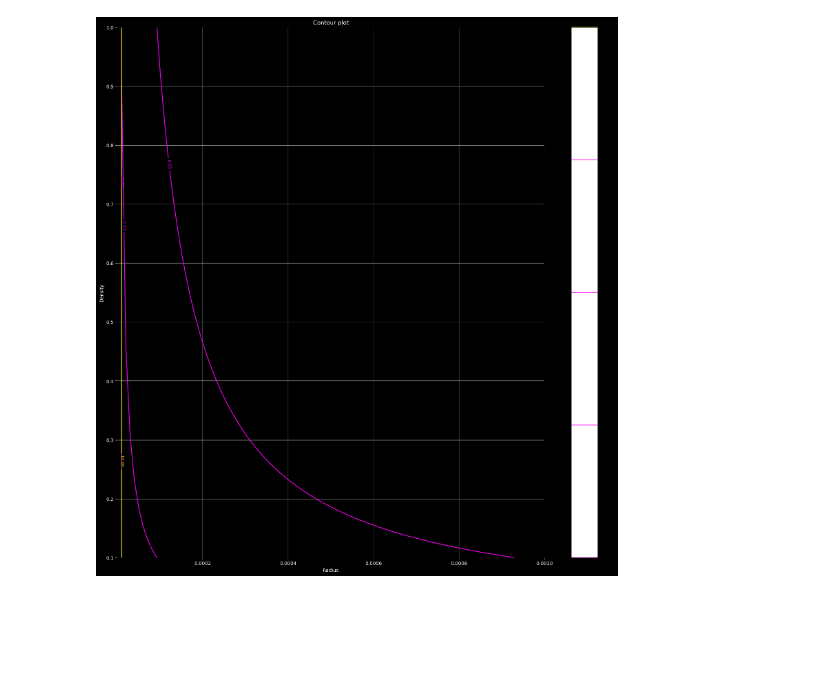
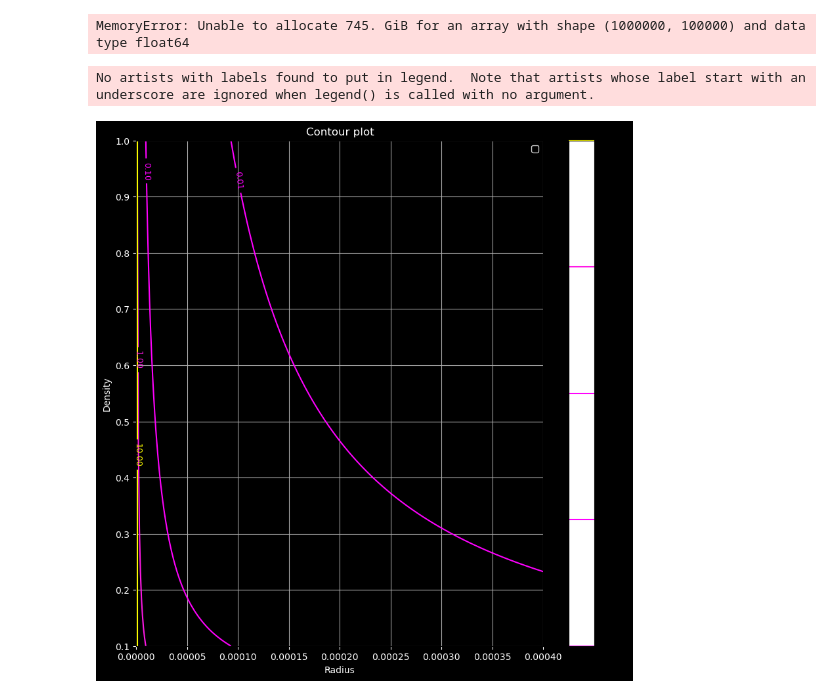
Before and after one commit to drraurau/Browndwarfs_Cloud, a Jupyter notebook: Knudsen.ipynb, the cells around one changed output. Cells and saved outputs as stored; diff of their text form; code cells hidden in the pictures; blank space fills up the shorter version.

```diff
--- a/Knudsen.ipynb
+++ b/Knudsen.ipynb
@@ -13,8 +13,8 @@ constant = mean_free_path/2
 
 
 
-Radius = np.linspace(10**-9, 10**-3, 100)
-rho = np.linspace(10**-1, 1, 100)
+Radius = np.linspace(10**-9, 10**-3, 100000)
+rho = np.linspace(10**-1, 1, 1000000)
 
 
 Rad_grid,Rh_grid = np.meshgrid(Radius, rho)
@@ -24,28 +24,38 @@ Rad_grid,Rh_grid = np.meshgrid(Radius, rho)
 
 
 Knudsen_number = constant/(Rad_grid*Rh_grid)
+# %% [output]
+MemoryError: Unable to allocate 745. GiB for an array with shape (1000000, 100000) and data type float64
 # %%
 
-fig,ax = plt.subplots(figsize = (20,20),facecolor='black')
+fig,ax = plt.subplots(figsize = (10,10),facecolor='black')
 ax.set_facecolor('black')
 
 
 contour = ax.contour(Rad_grid,Rh_grid, Knudsen_number, levels = [0,0.01,0.1,1,10], cmap = 'spring')
 
 plt.clabel(contour, inline = True, fontsize = 9)
 plt.colorbar(contour)
 
 ax.tick_params(colors = 'white')
 ax.xaxis.label.set_color('white')
 ax.yaxis.label.set_color('white')
 ax.title.set_color('white')
+leg = ax.legend()
+plt.setp(leg.get_texts(), color='white')   # make text white
+leg.get_frame().set_edgecolor('white')     # optional: white border
+leg.get_frame().set_facecolor('none')      # optional: transparent background
+
 plt.xlabel('Radius')
+plt.xlim(0,0.0004)
+
 plt.ylabel('Density')
 plt.grid()
 plt.title("Contour plot")
 
 
 
 plt.show()
 # %% [output]
+No artists with labels found to put in legend.  Note that artists whose label start with an underscore are ignored when legend() is called with no argument.
-[figure, old version]
+[figure, new version]
```
Also changed, not shown: 1 other file.
